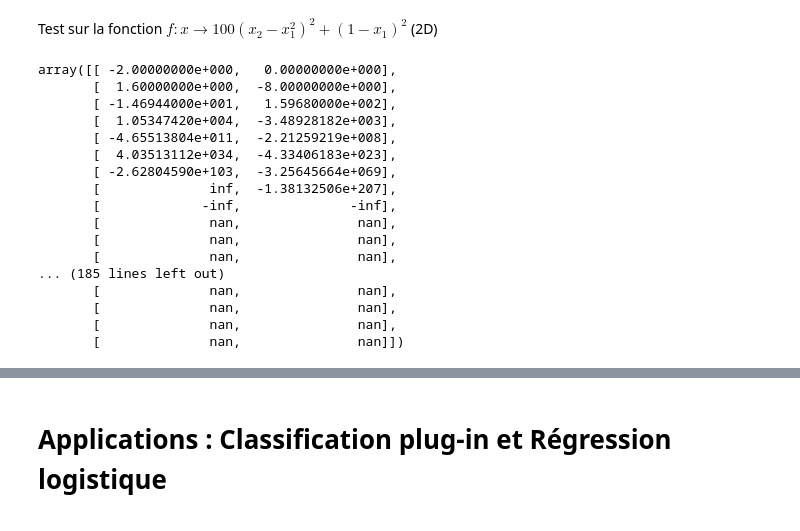
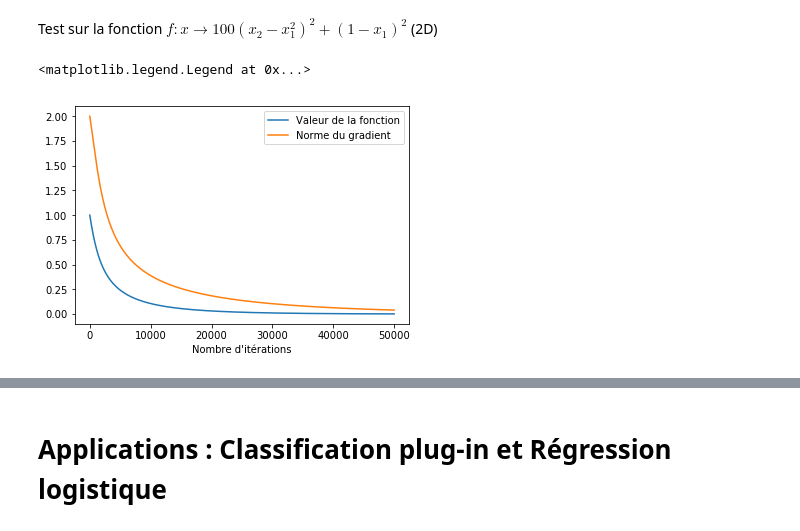
Before and after one commit to PierreBoyeau/classification-gradient_descend, a Jupyter notebook: gradient_classiefiers.ipynb, the cells around one changed output, grey strips where cells are left out. Cells and saved outputs as stored; diff of their text form; code cells hidden in the pictures.

```diff
--- a/gradient_classiefiers.ipynb
+++ b/gradient_classiefiers.ipynb
@@ -277,28 +277,13 @@ x2, f2, d2 = optimize(func, dfunc, xinit=np.array([0,0]), eps=.1)
-# %%
-d2
-# %% [output]
-array([[ -2.00000000e+000,   0.00000000e+000],
-       [  1.60000000e+000,  -8.00000000e+000],
-       [ -1.46944000e+001,   1.59680000e+002],
-       [  1.05347420e+004,  -3.48928182e+003],
-       [ -4.65513804e+011,  -2.21259219e+008],
-       [  4.03513112e+034,  -4.33406183e+023],
-       [ -2.62804590e+103,  -3.25645664e+069],
-       [              inf,  -1.38132506e+207],
-       [             -inf,              -inf],
-       [              nan,               nan],
-       [              nan,               nan],
-       [              nan,               nan],
-... (185 lines left out)
-       [              nan,               nan],
-       [              nan,               nan],
-       [              nan,               nan],
-       [              nan,               nan]])
 # %%
-n_iter = np.arange(len(xs))
+n_iter = np.arange(len(x2))
 plt.figure()
-plt.plot(n_iter, fs)
-plt.plot(n_iter, np.linalg.norm(d2, axis=1))
+plt.plot(n_iter, f2, label='Valeur de la fonction')
+plt.plot(n_iter, np.linalg.norm(d2, axis=1), label='Norme du gradient')
+plt.xlabel("Nombre d'itérations")
+plt.legend()
+# %% [output]
+<matplotlib.legend.Legend at 0x...>
+[figure, added]
 # %%
 from mpl_toolkits.mplot3d import Axes3D
 import matplotlib.pyplot as plt
```
Also changed, not shown: parts of 10 cells of this notebook, 1 other file.
